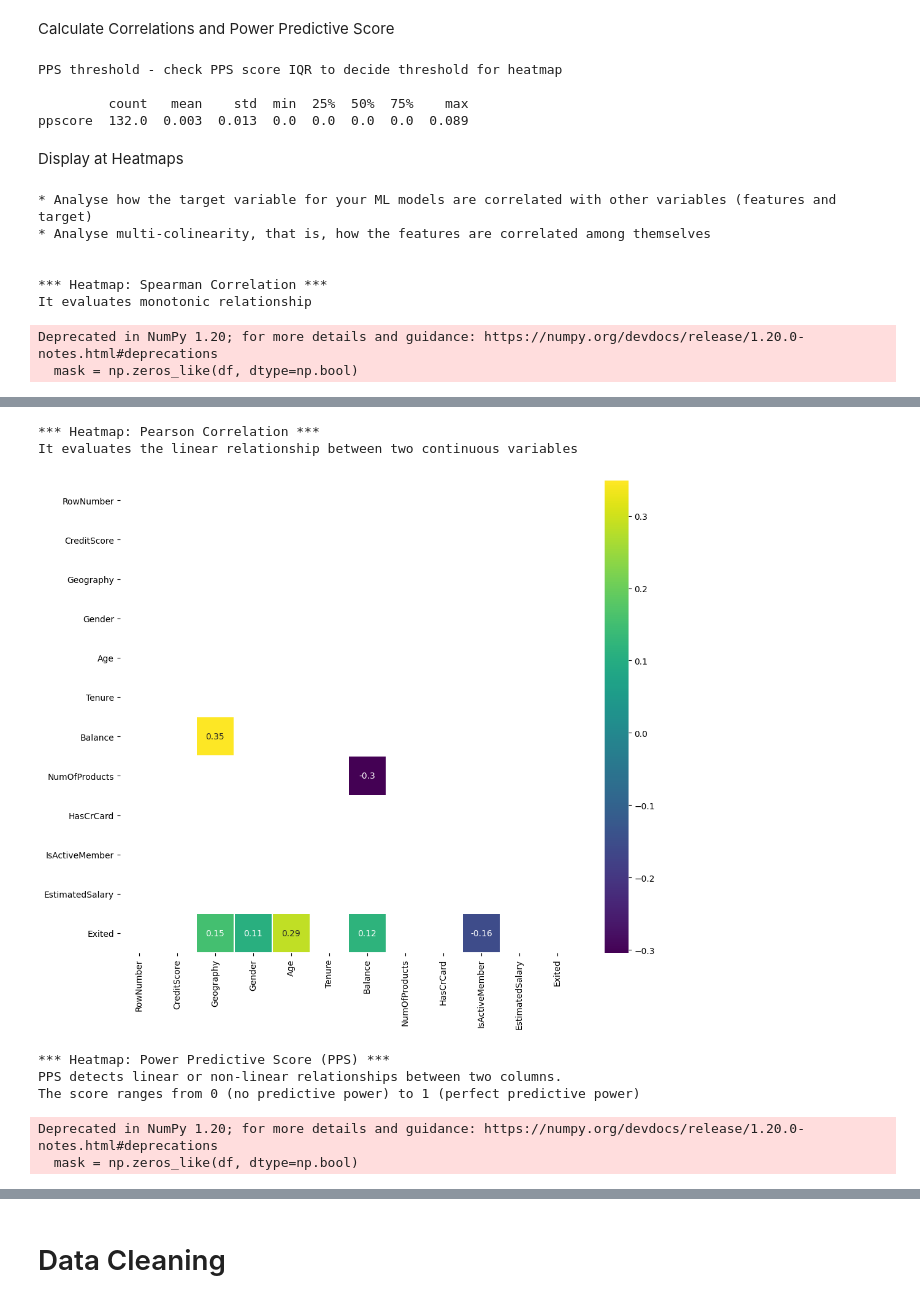
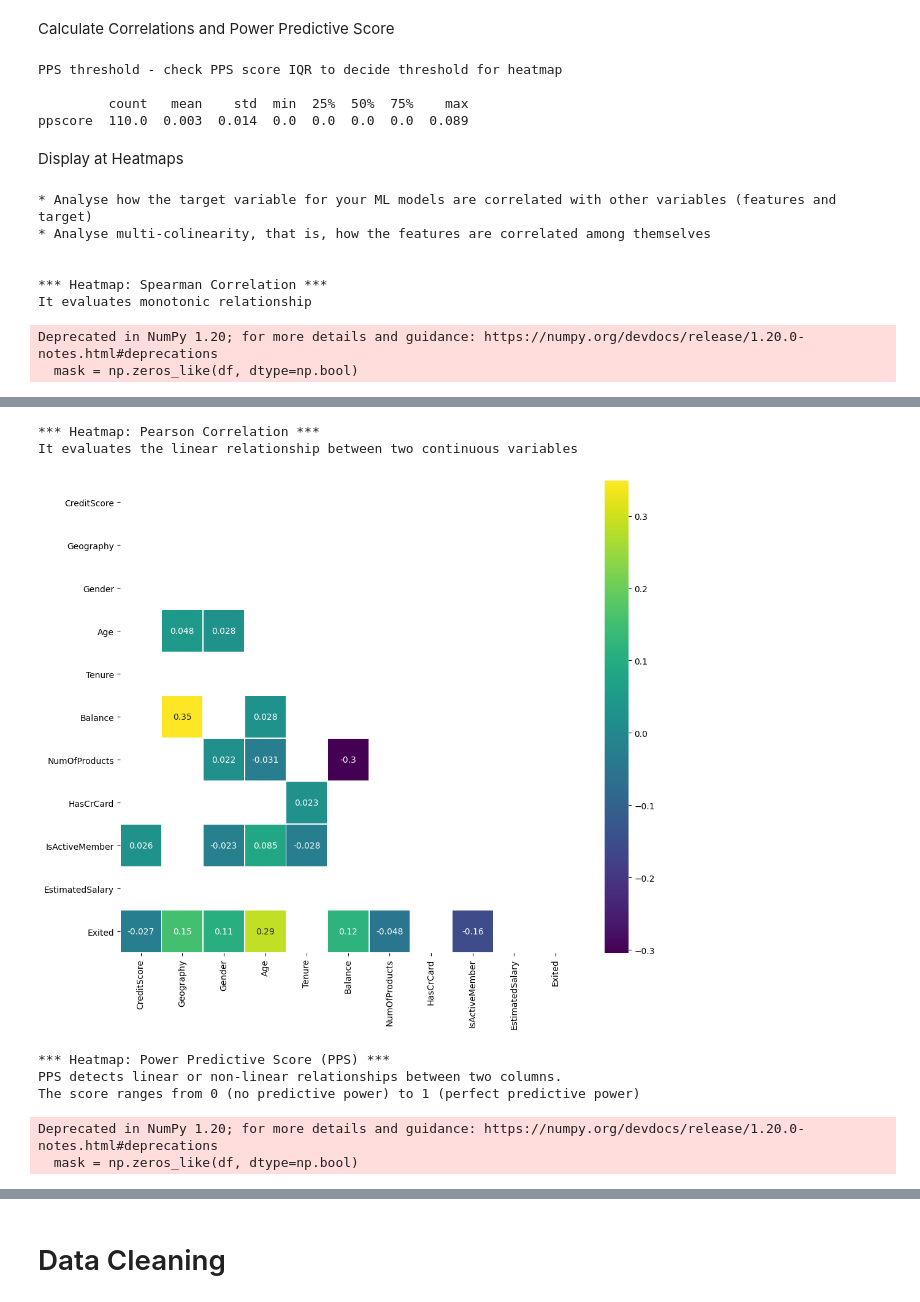
Before and after one commit to JohanPlAr/banking-churnometer, a Jupyter notebook: jupyter_notebooks/03 - DataCleaning.ipynb, the cells around one changed output, grey strips where cells are left out. Drawn from its saved outputs; the diff is of its cells as text; code cells hidden in the pictures.

```diff
--- a/jupyter_notebooks/03 - DataCleaning.ipynb
+++ b/jupyter_notebooks/03 - DataCleaning.ipynb
@@ -62,3 +65,6 @@ KeyError: "['CustomerId', 'Surname'] not found in axis"
+# %%
+df['Geography'] = df['Geography'].replace({"France":0, "Spain":1, "Germany":2})
+df['Gender'] = df['Gender'].replace({"Female":1, "Male":0})
 # %% [markdown]
 # Data Exploration
 # %% [markdown]
@@ -158,14 +164,14 @@ df_corr_pearson, df_corr_spearman, pps_matrix = CalculateCorrAndPPS(df)
 PPS threshold - check PPS score IQR to decide threshold for heatmap
 
          count   mean    std  min  25%  50%  75%    max
-ppscore  132.0  0.003  0.013  0.0  0.0  0.0  0.0  0.089
+ppscore  110.0  0.003  0.014  0.0  0.0  0.0  0.0  0.089
 # %% [markdown]
 Display at Heatmaps
 # %%
 DisplayCorrAndPPS(df_corr_pearson = df_corr_pearson,
                   df_corr_spearman = df_corr_spearman,
                   pps_matrix = pps_matrix,
-                  CorrThreshold = 0.087, PPS_Threshold =0.03,
+                  CorrThreshold = 0.02, PPS_Threshold =0.005,
                   figsize=(12,10), font_annot=10)
 # %% [output]
 * Analyse how the target variable for your ML models are correlated with other variables (features and target)
@@ -180,6 +186,6 @@ Deprecated in NumPy 1.20; for more details and guidance: https://numpy.org/devdo
 *** Heatmap: Pearson Correlation ***
 It evaluates the linear relationship between two continuous variables
-[figure, old version]
+[figure, new version]
 *** Heatmap: Power Predictive Score (PPS) ***
 PPS detects linear or non-linear relationships between two columns.
 The score ranges from 0 (no predictive power) to 1 (perfect predictive power)
```
Also changed, not shown: parts of 15 cells of this notebook, 8 other files.
